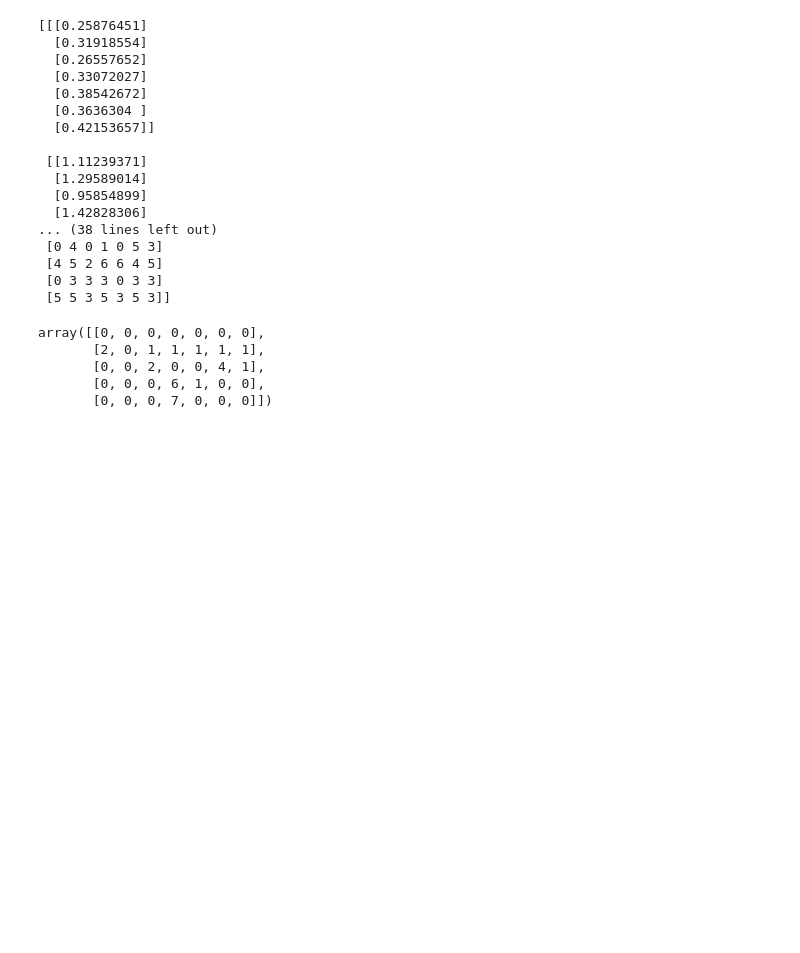
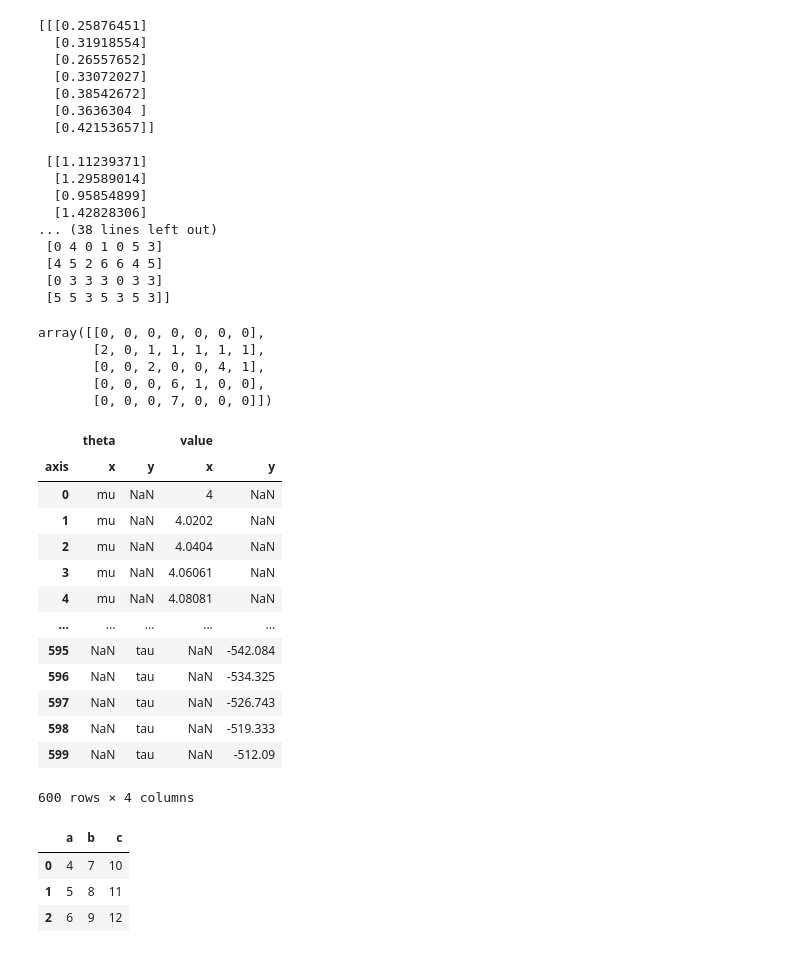
Before and after one commit to mlysy/pfjax, a Jupyter notebook: pfjax.ipynb, the cells around one changed output. Cells and saved outputs as stored; diff of their text form; code cells hidden in the pictures; blank space fills up the shorter version.

```diff
--- a/pfjax.ipynb
+++ b/pfjax.ipynb
@@ -978,3 +1070,46 @@ formatter = HtmlFormatter()
 IPython.display.HTML('<style type="text/css">{}</style>{}'.format(
     formatter.get_style_defs('.highlight'),
     highlight(code, PythonLexer(), formatter)))
+# %%
+plot_df = (pd.DataFrame(np.concatenate((plot_data[0], plot_data[1])).T,
+                        columns = [a+b for b in map(str, ["_x", "_y"]) for a in theta_names])
+           .melt()
+          )
+plot_df[["theta", "axis"]] = plot_df["variable"].str.split("_", 1, expand=True)
+plot_df = plot_df[["axis", "theta", "value"]]
+#plot_df
+plot_df.pivot(columns="axis", values=["theta", "value"])
+#df = pd.DataFrame({'foo': ['one', 'one', 'one', 'two', 'two',
+#                           'two'],
+#                   'bar': ['A', 'B', 'C', 'A', 'B', 'C'],
+#                   'baz': [1, 2, 3, 4, 5, 6],
+#                   'zoo': ['x', 'y', 'z', 'q', 'w', 't']})
+#df
+#df.pivot(index='foo', columns='bar', values='baz')
+# %% [output]
+|  | theta |  | value |  |
+| axis | x | y | x | y |
+| 0 | mu | NaN | 4 | NaN |
+| 1 | mu | NaN | 4.0202 | NaN |
+| 2 | mu | NaN | 4.0404 | NaN |
+| 3 | mu | NaN | 4.06061 | NaN |
+| 4 | mu | NaN | 4.08081 | NaN |
+| ... | ... | ... | ... | ... |
+| 595 | NaN | tau | NaN | -542.084 |
+| 596 | NaN | tau | NaN | -534.325 |
+| 597 | NaN | tau | NaN | -526.743 |
+| 598 | NaN | tau | NaN | -519.333 |
+| 599 | NaN | tau | NaN | -512.09 |
+600 rows × 4 columns
+# %%
+pd.DataFrame(
+    jnp.array([[4, 7, 10],
+     [5, 8, 11],
+     [6, 9, 12]]),
+    #index=[1, 2, 3],
+    columns=['a', 'b', 'c'])
+# %% [output]
+|  | a | b | c |
+| 0 | 4 | 7 | 10 |
+| 1 | 5 | 8 | 11 |
+| 2 | 6 | 9 | 12 |
```
Also changed, not shown: parts of 9 cells of this notebook.
